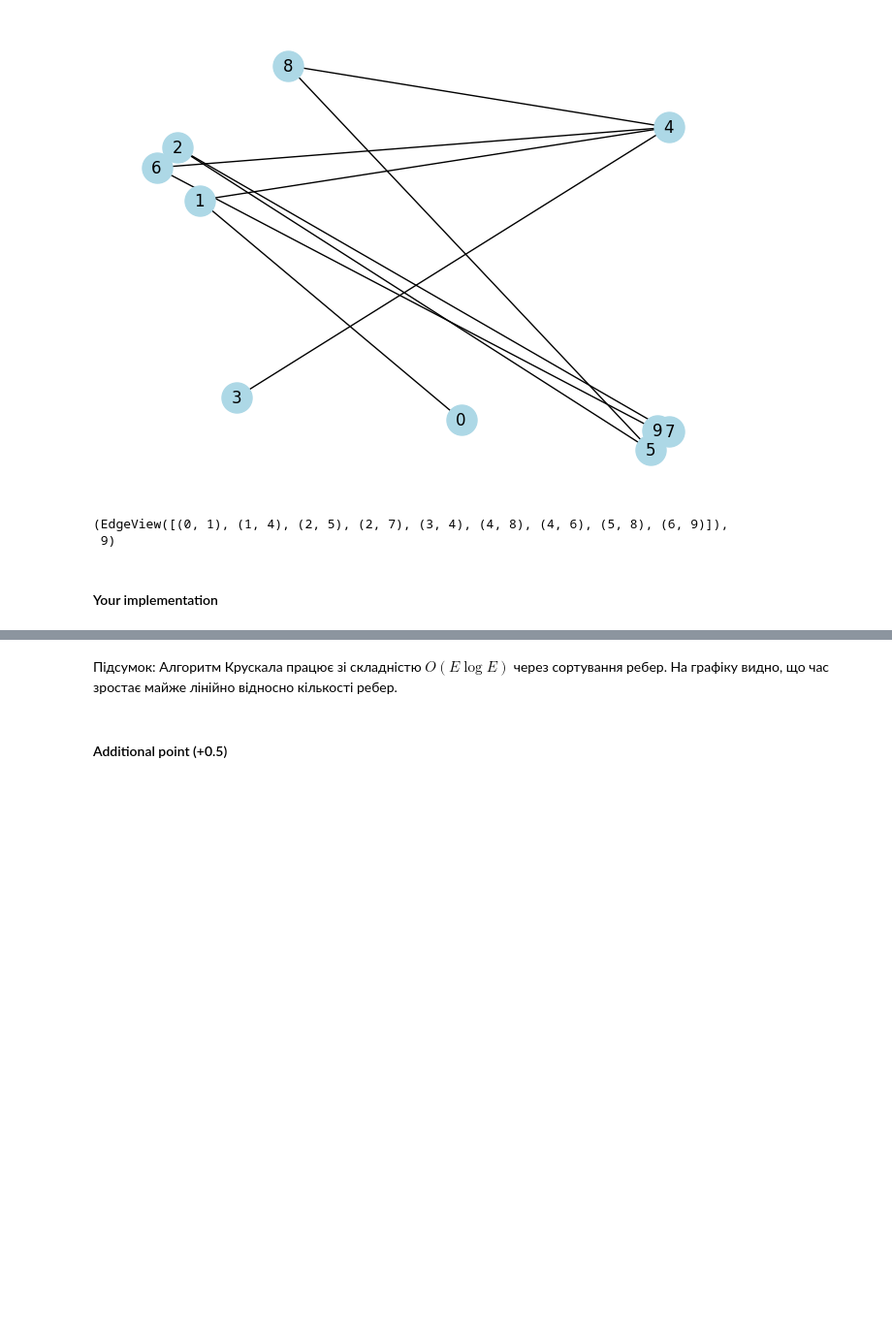
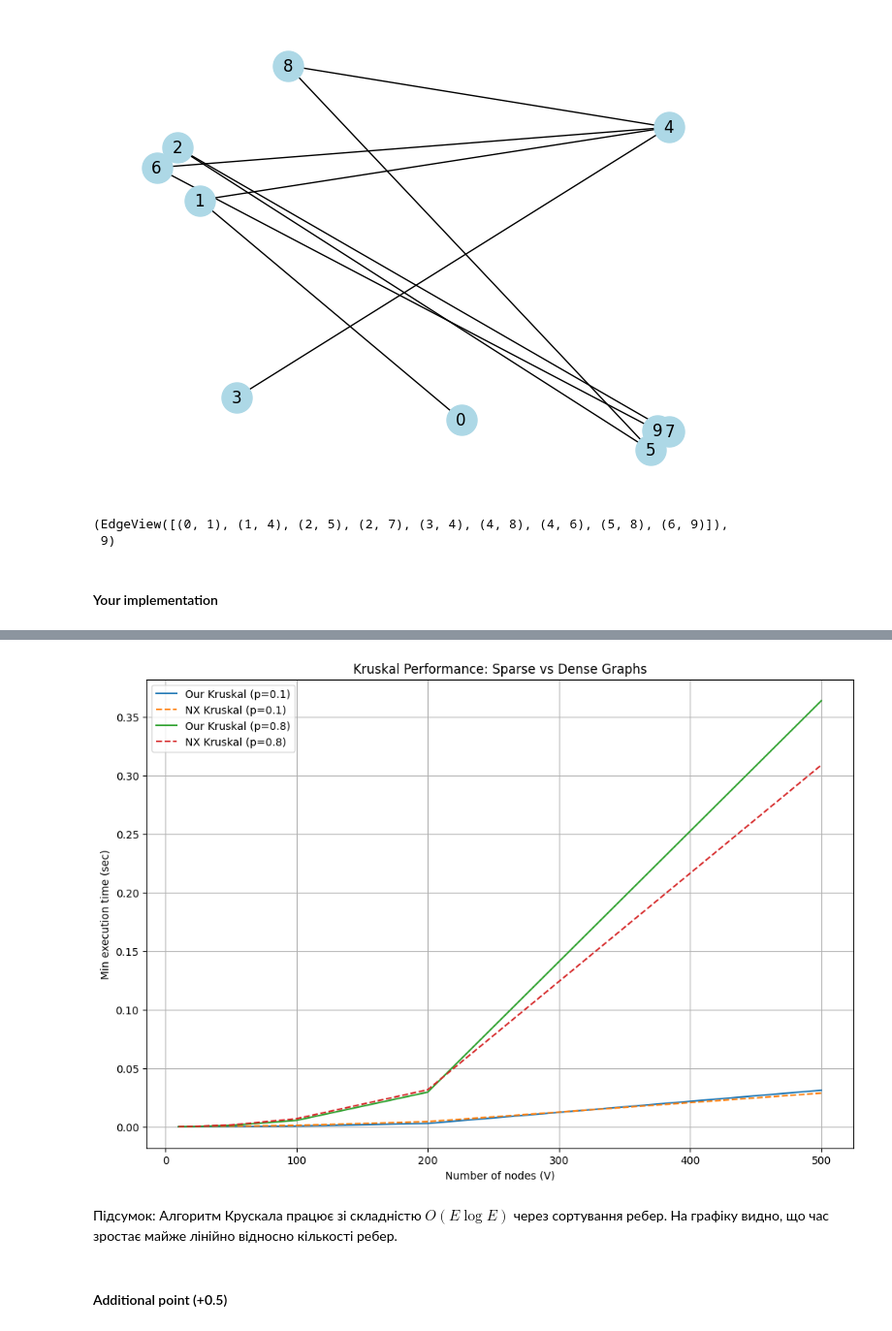
Before and after one commit to zahariukpn-cs/discrete-math-lab1, a Jupyter notebook: Lab1_Trees.ipynb, the cells around one changed output, grey strips where cells are left out. Shown at 97% size. Saved outputs shown, nothing was run; the diff lists cells and outputs as text; code cells hidden in the pictures; blank space fills up the shorter version.

```diff
--- a/Lab1_Trees.ipynb
+++ b/Lab1_Trees.ipynb
@@ -190,3 +191,34 @@ plt.show()
+# %%
+probabilities = [0.1, 0.8]
+nodes_num = [10, 20, 50, 100, 200, 500]
+
+plt.figure(figsize=(12, 8))
+
+for p in probabilities:
+    our_res = []
+    nx_res = []
+
+    for n in nodes_num:
+        G = gnp_random_connected_graph(n, p)
+
+        t_our = get_min_execution_time(kruskal, G)
+        our_res.append(t_our)
+
+        t_nx = get_min_execution_time(lambda g: nx.minimum_spanning_tree(g, algorithm='kruskal'), G)
+        nx_res.append(t_nx)
+
+    plt.plot(nodes_num, our_res, label=f'Our Kruskal (p={p})', linestyle='-')
+    plt.plot(nodes_num, nx_res, label=f'NX Kruskal (p={p})', linestyle='--')
+
+plt.title('Kruskal Performance: Sparse vs Dense Graphs')
+plt.xlabel('Number of nodes (V)')
+plt.ylabel('Min execution time (sec)')
+# plt.yscale('log')
+plt.grid(True, which="both", ls="-")
+plt.legend()
+plt.show()
+# %% [output]
+[figure, added]
 # %% [markdown]
 Підсумок: Алгоритм Крускала працює зі складністю $O(E \log E)$ через сортування ребер. На графіку видно, що час зростає майже лінійно відносно кількості ребер.
 # %% [markdown]
```
Also changed, not shown: parts of 2 cells of this notebook.
